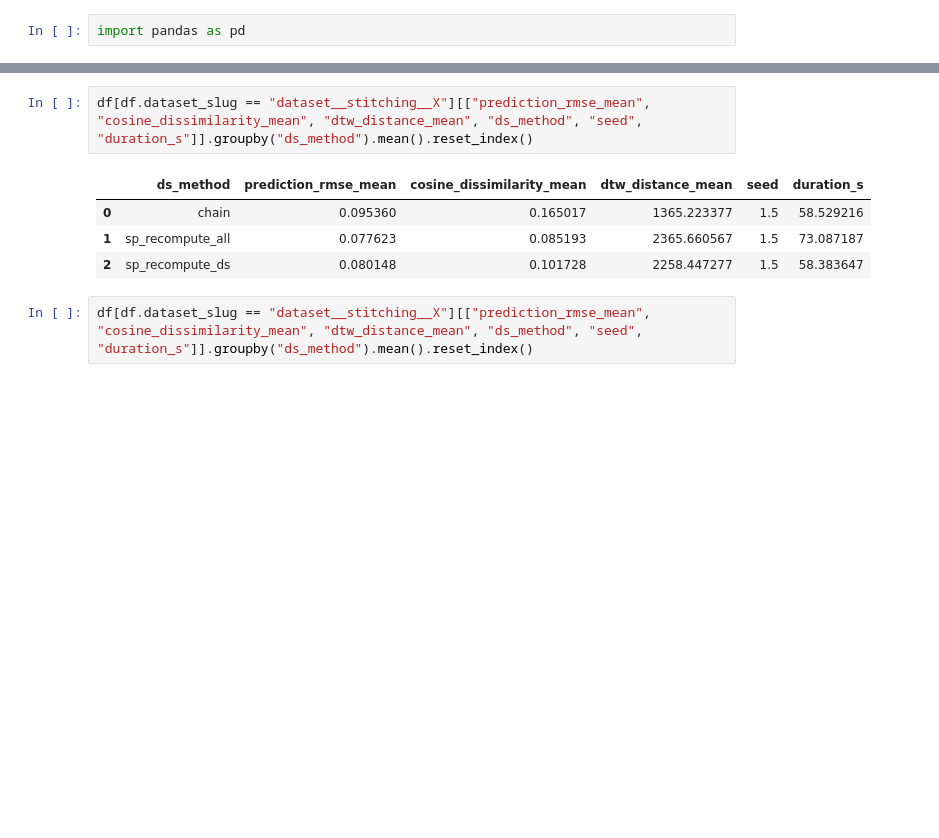
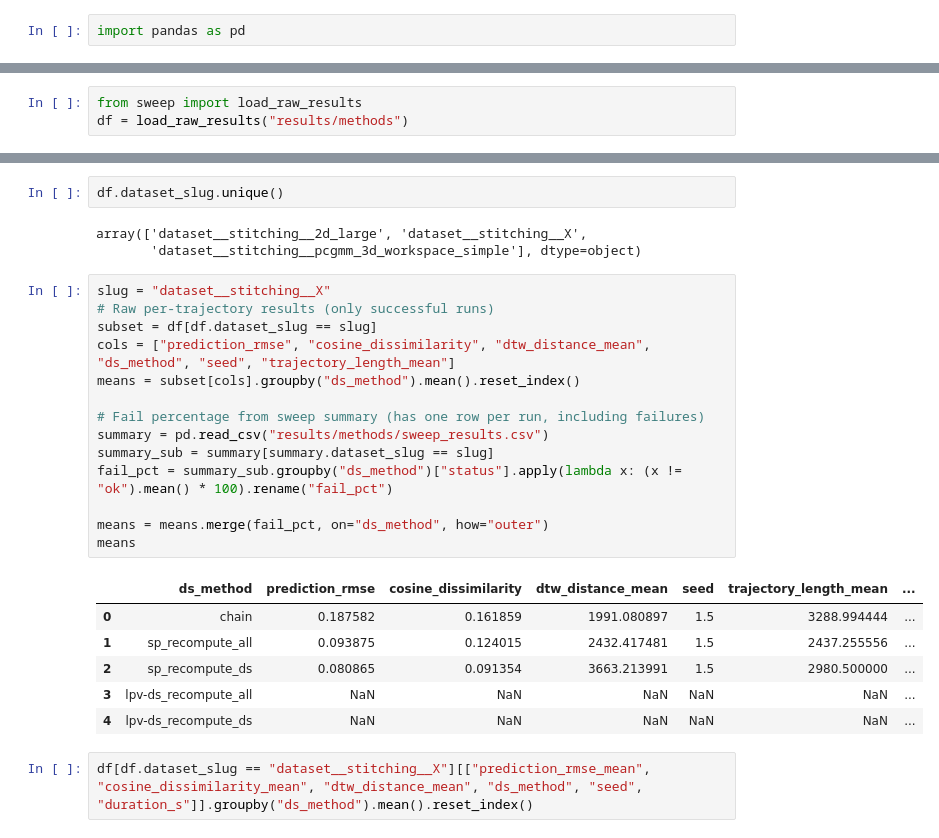
Before and after one commit to KilianFt/DemoStitching, a Jupyter notebook: plots.ipynb, the cells around one changed output, grey strips where cells are left out. Saved outputs shown, nothing was run; the diff lists cells and outputs as text; blank space fills up the shorter version.

```diff
--- a/plots.ipynb
+++ b/plots.ipynb
@@ -14,0 +3,3 @@ df.head()
+# %%
+from sweep import load_raw_results
+df = load_raw_results("results/methods")
@@ -15,10 +16,29 @@ df.head()
+# %%
+df.dataset_slug.unique()
+# %% [output]
+array(['dataset__stitching__2d_large', 'dataset__stitching__X',
+       'dataset__stitching__pcgmm_3d_workspace_simple'], dtype=object)
 # %%
-df[df.dataset_slug == "dataset__stitching__X"][["prediction_rmse_mean", "cosine_dissimilarity_mean", "dtw_distance_mean", "ds_method", "seed", "duration_s"]].groupby("ds_method").mean().reset_index()
+slug = "dataset__stitching__X"
+# Raw per-trajectory results (only successful runs)
+subset = df[df.dataset_slug == slug]
+cols = ["prediction_rmse", "cosine_dissimilarity", "dtw_distance_mean", "ds_method", "seed", "trajectory_length_mean"]
+means = subset[cols].groupby("ds_method").mean().reset_index()
+
+# Fail percentage from sweep summary (has one row per run, including failures)
+summary = pd.read_csv("results/methods/sweep_results.csv")
+summary_sub = summary[summary.dataset_slug == slug]
+fail_pct = summary_sub.groupby("ds_method")["status"].apply(lambda x: (x != "ok").mean() * 100).rename("fail_pct")
+
+means = means.merge(fail_pct, on="ds_method", how="outer")
+means
 # %% [output]
-|  | ds_method | prediction_rmse_mean | cosine_dissimilarity_mean | dtw_distance_mean | seed | duration_s |
-| 0 | chain | 0.095360 | 0.165017 | 1365.223377 | 1.5 | 58.529216 |
-| 1 | sp_recompute_all | 0.077623 | 0.085193 | 2365.660567 | 1.5 | 73.087187 |
-| 2 | sp_recompute_ds | 0.080148 | 0.101728 | 2258.447277 | 1.5 | 58.383647 |
+|  | ds_method | prediction_rmse | cosine_dissimilarity | dtw_distance_mean | seed | trajectory_length_mean | ... |
+| 0 | chain | 0.187582 | 0.161859 | 1991.080897 | 1.5 | 3288.994444 | ... |
+| 1 | sp_recompute_all | 0.093875 | 0.124015 | 2432.417481 | 1.5 | 2437.255556 | ... |
+| 2 | sp_recompute_ds | 0.080865 | 0.091354 | 3663.213991 | 1.5 | 2980.500000 | ... |
+| 3 | lpv-ds_recompute_all | NaN | NaN | NaN | NaN | NaN | ... |
+| 4 | lpv-ds_recompute_ds | NaN | NaN | NaN | NaN | NaN | ... |
 # %%
 df[df.dataset_slug == "dataset__stitching__X"][["prediction_rmse_mean", "cosine_dissimilarity_mean", "dtw_distance_mean", "ds_method", "seed", "duration_s"]].groupby("ds_method").mean().reset_index()
 # %% [output]
```
Also changed, not shown: parts of 16 cells of this notebook, 24 other files.
